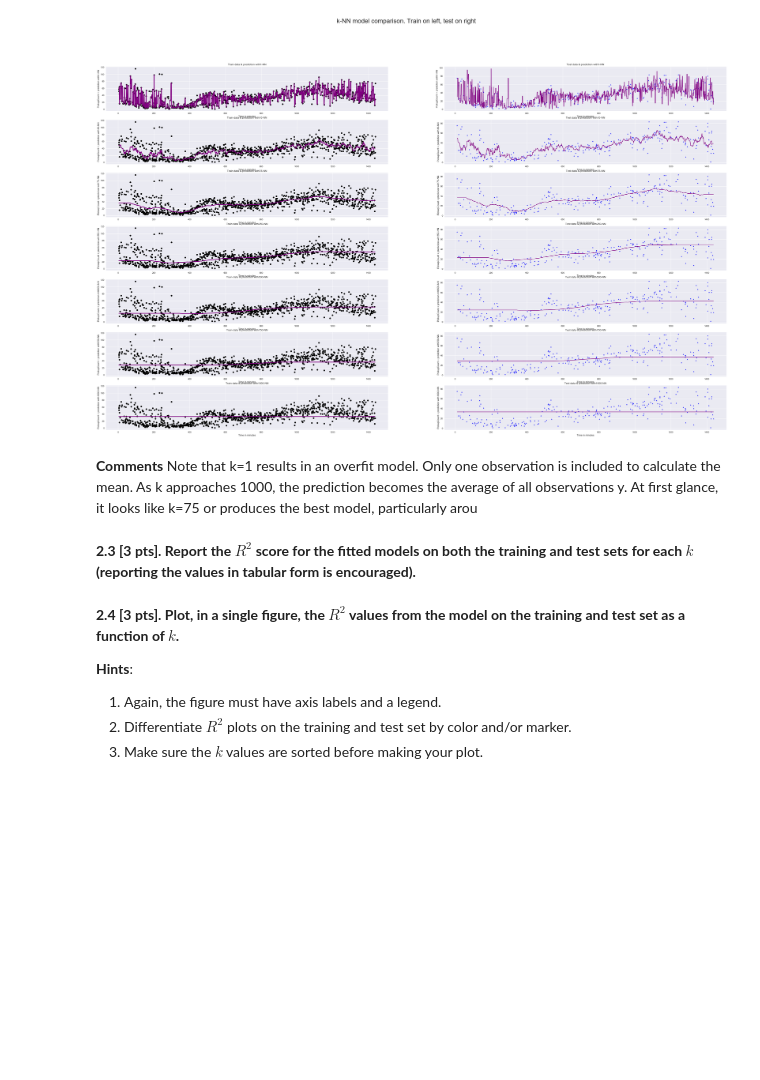
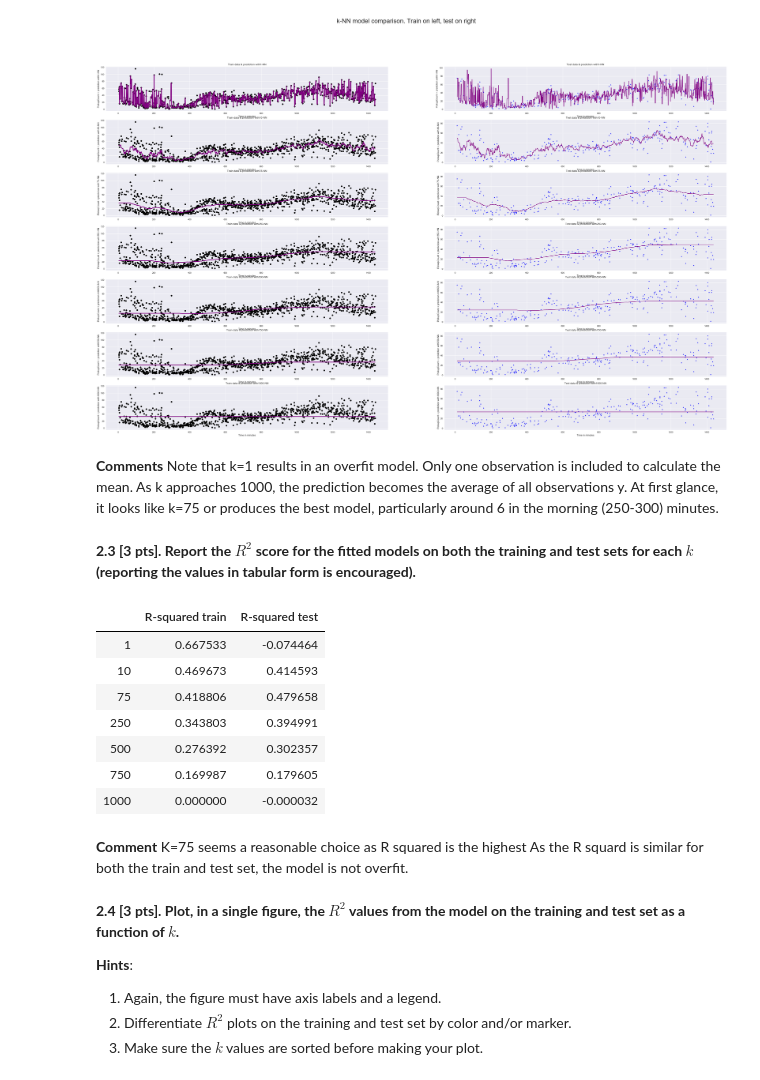
Before and after one commit to CreditPy/2021-s109a, a Jupyter notebook: cs_s109a_hw2/cs_s109a_hw2.ipynb, the cells around one changed output. Drawn from its saved outputs; the diff is of its cells as text; code cells hidden in the pictures; blank space fills up the shorter version.

Commit message:
Completed 2.3 r squared for k-NN.

```diff
--- a/cs_s109a_hw2/cs_s109a_hw2.ipynb
+++ b/cs_s109a_hw2/cs_s109a_hw2.ipynb
@@ -302,6 +287,6 @@ fig.suptitle('k-NN model comparison. Train on left, test on right', y=0.98, font
 # %% [output]
 [figure]
 # %% [markdown]
-**Comments** Note that k=1 results in an overfit model. Only one observation is included to calculate the mean. As k approaches 1000, the prediction becomes the average of all observations y. At first glance, it looks like k=75 or produces the best model, particularly arou
+**Comments** Note that k=1 results in an overfit model. Only one observation is included to calculate the mean. As k approaches 1000, the prediction becomes the average of all observations y. At first glance, it looks like k=75 or produces the best model, particularly around 6 in the morning (250-300) minutes.
 # %% [markdown]
 **2.3 [3 pts]. Report the $R^2$ score for the fitted models on both the training and test sets for each $k$ (reporting the values in tabular form is encouraged).**
@@ -310,3 +293,32 @@ fig.suptitle('k-NN model comparison. Train on left, test on right', y=0.98, font
+# %%
+row = 0
+r2_train = []
+r2_test = []
+
+for k, model in knndict.items():
+    yhat1_train = model.predict(X_train_np)
+    yhat1_test = model.predict(X_test_np)
+    r2_score_train = sk.metrics.r2_score(train_data['PickupCount'], yhat1_train)
+    r2_train.append(r2_score_train)
+    r2_test.append(sk.metrics.r2_score(test_data['PickupCount'], yhat1_test))
+    row = row + 1
+
+results1 = pd.DataFrame(index = k_list)
+results1['R-squared train'] = r2_train
+results1['R-squared test'] = r2_test
+
+results1
+# %% [output]
+|  | R-squared train | R-squared test |
+| 1 | 0.667533 | -0.074464 |
+| 10 | 0.469673 | 0.414593 |
+| 75 | 0.418806 | 0.479658 |
+| 250 | 0.343803 | 0.394991 |
+| 500 | 0.276392 | 0.302357 |
+| 750 | 0.169987 | 0.179605 |
+| 1000 | 0.000000 | -0.000032 |
+# %% [markdown]
+**Comment** K=75 seems a reasonable choice as R squared is the highest  As the R squard is similar for both the train and test set, the model is not overfit.
 # %% [markdown]
 **2.4 [3 pts]. Plot, in a single figure, the $R^2$ values from the model on the training and test set as a function of $k$.**
 
```
Also changed, not shown: parts of 2 cells of this notebook.
